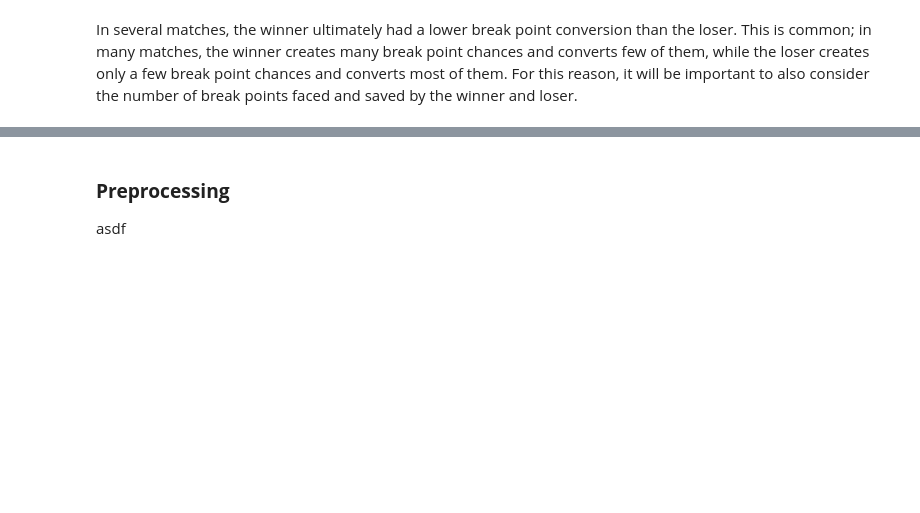
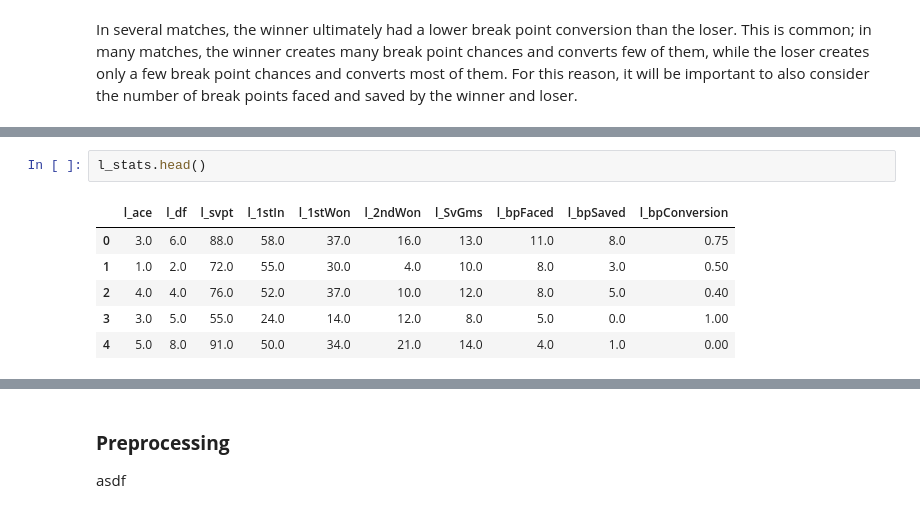
Before and after one commit to AnnambhotlaK/mlproject, a Jupyter notebook: notebook/wta_match_eda.ipynb, the cells around one changed output, grey strips where cells are left out. Saved outputs shown, nothing was run; the diff lists cells and outputs as text; blank space fills up the shorter version.

```diff
--- a/notebook/wta_match_eda.ipynb
+++ b/notebook/wta_match_eda.ipynb
@@ -233,0 +252,9 @@ In several matches, the winner ultimately had a lower break point conversion tha
+# %%
+l_stats.head()
+# %% [output]
+|  | l_ace | l_df | l_svpt | l_1stIn | l_1stWon | l_2ndWon | l_SvGms | l_bpFaced | l_bpSaved | l_bpConversion |
+| 0 | 3.0 | 6.0 | 88.0 | 58.0 | 37.0 | 16.0 | 13.0 | 11.0 | 8.0 | 0.75 |
+| 1 | 1.0 | 2.0 | 72.0 | 55.0 | 30.0 | 4.0 | 10.0 | 8.0 | 3.0 | 0.50 |
+| 2 | 4.0 | 4.0 | 76.0 | 52.0 | 37.0 | 10.0 | 12.0 | 8.0 | 5.0 | 0.40 |
+| 3 | 3.0 | 5.0 | 55.0 | 24.0 | 14.0 | 12.0 | 8.0 | 5.0 | 0.0 | 1.00 |
+| 4 | 5.0 | 8.0 | 91.0 | 50.0 | 34.0 | 21.0 | 14.0 | 4.0 | 1.0 | 0.00 |
```
Also changed, not shown: parts of 9 cells of this notebook, 1 other file.
